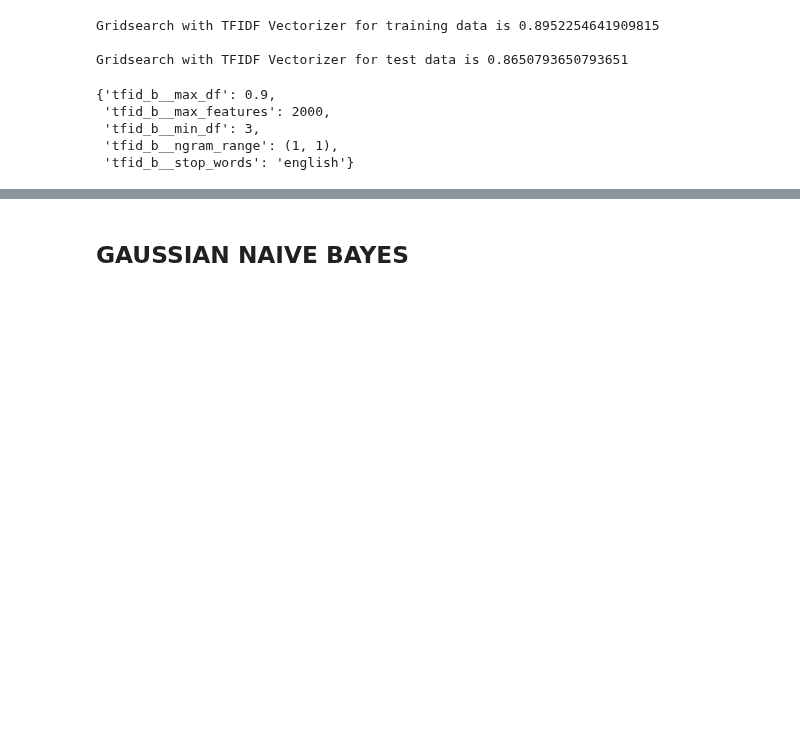
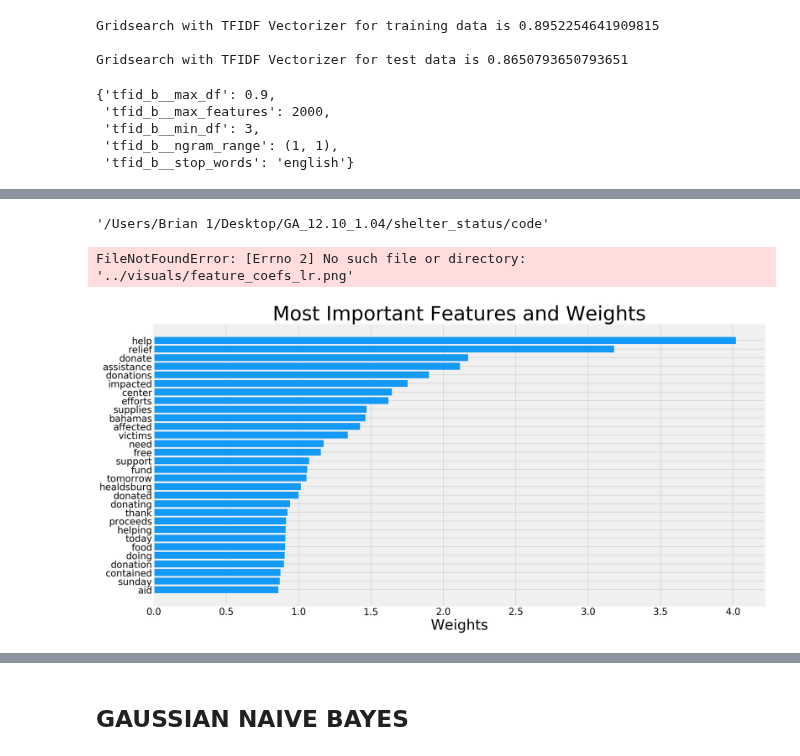
Before and after one commit to veeps/shelter_status, a Jupyter notebook: code/005_model_brian.ipynb, the cells around one changed output, grey strips where cells are left out. Saved outputs shown, nothing was run; the diff lists cells and outputs as text; code cells hidden in the pictures; blank space fills up the shorter version.

```diff
--- a/code/005_model_brian.ipynb
+++ b/code/005_model_brian.ipynb
@@ -201,0 +169,38 @@ array([0, 0, 0, 0, 0, 0, 0, 0, 0, 1, 0, 0, 0, 0, 0, 0, 0, 0, 0, 0, 0, 0,
+# %%
+gs_b_best = gs_b.best_estimator_
+# %%
+# pull coefficients for model
+coefs = gs_b_best.named_steps['lr_b'].coef_[0]
+# %%
+
+# get feature names
+features = gs_b_best.named_steps['tfid_b'].get_feature_names()
+# %%
+# create df
+simple_df = pd.DataFrame({"features": features,
+                         "coefficients": coefs,
+                         "absolute_coefs": np.abs(coefs)})
+# %%
+pwd
+# %% [output]
+'/Users/Brian 1/Desktop/GA_12.10_1.04/shelter_status/code'
+# %%
+# graph in bar chart
+beta_df = simple_df.sort_values("absolute_coefs", ascending = False)
+beta_df = beta_df.reset_index(drop=True)
+beta_df = beta_df.set_index('features')
+beta_df = beta_df[beta_df['absolute_coefs'] != 0] #removes coefficients of 0
+beta_df.head(20)
+weights = beta_df['absolute_coefs'].head(30).sort_values()
+labels = weights.index
+plt.figure(figsize=(20,10))
+plt.barh(labels, weights, color = "#1399F6")
+plt.yticks(fontsize=20)
+plt.xticks(fontsize=20)
+plt.xlabel('Weights', fontsize=30)
+plt.title("Most Important Features and Weights", fontsize=42)
+plt.tight_layout()
+plt.savefig('../visuals/feature_coefs_lr.png')
+# %% [output]
+FileNotFoundError: [Errno 2] No such file or directory: '../visuals/feature_coefs_lr.png'
+[figure, added]
```
Also changed, not shown: parts of 83 cells of this notebook, 3 other files.
